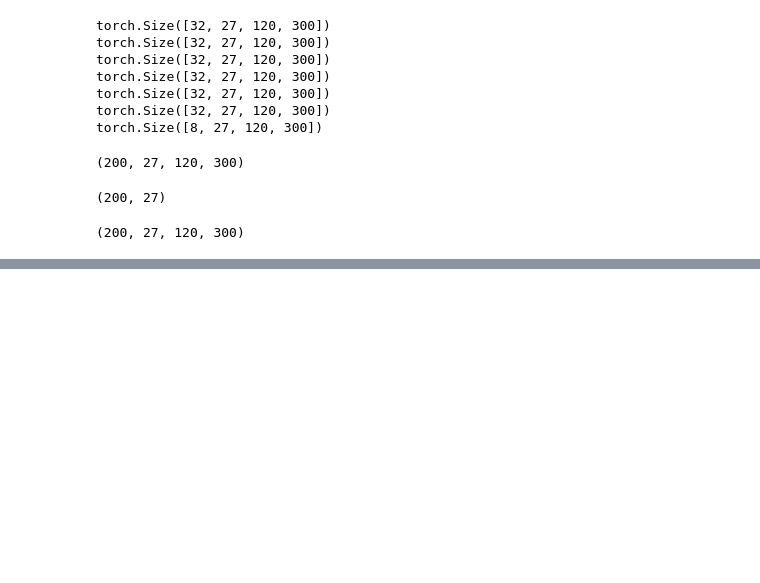
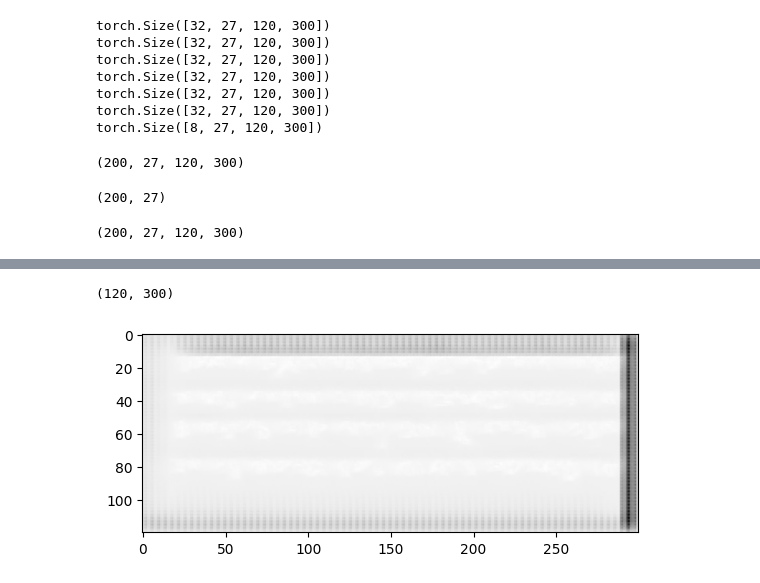
Before and after one commit to DeLnlyMthrLvr/DeadSeaScrolls, a Jupyter notebook: seb/playground.ipynb, the cells around one changed output, grey strips where cells are left out. Saved outputs shown, nothing was run; the diff lists cells and outputs as text; code cells hidden in the pictures; blank space fills up the shorter version.

```diff
--- a/seb/playground.ipynb
+++ b/seb/playground.ipynb
@@ -223,0 +206,7 @@ NameError: name 'images' is not defined
+# %%
+from unet import UNet
+
+model = UNet(num_classes=1)
+model.load_state_dict(torch.load("best_model.pth"))
+model.to("cuda")
+model.eval()
@@ -223,0 +231,24 @@ NameError: name 'images' is not defined
+# %%
+img_line = scrolls[0]
+img_tensor_line = torch.tensor(img_line, dtype=torch.float32).unsqueeze(0).unsqueeze(0).to("cuda")
+
+with torch.no_grad():
+    output = model(img_tensor_line)  # Shape: [1, 27, H, W]
+    output_np = output.cpu().numpy()  # shape: (27, H, W)
+# %%
+def get_quantile_2d(raw_mask: np.ndarray, q: float = 0.95) -> np.ndarray:
+    """
+    raw_mask shape (H,W)
+    """
+    threshold_value = np.quantile(raw_mask, q)
+    mask = (raw_mask >= threshold_value).astype(np.uint8)
+    return mask
+
+
+plt.imshow(output_np[0,0], cmap="gray")
+pred = output_np[0,0]
+quantile_pred = get_quantile_2d(pred, q=0.7)
+quantile_pred.shape
+# %% [output]
+(120, 300)
+[figure, added]
```
Also changed, not shown: parts of 16 cells of this notebook, 4 other files.
